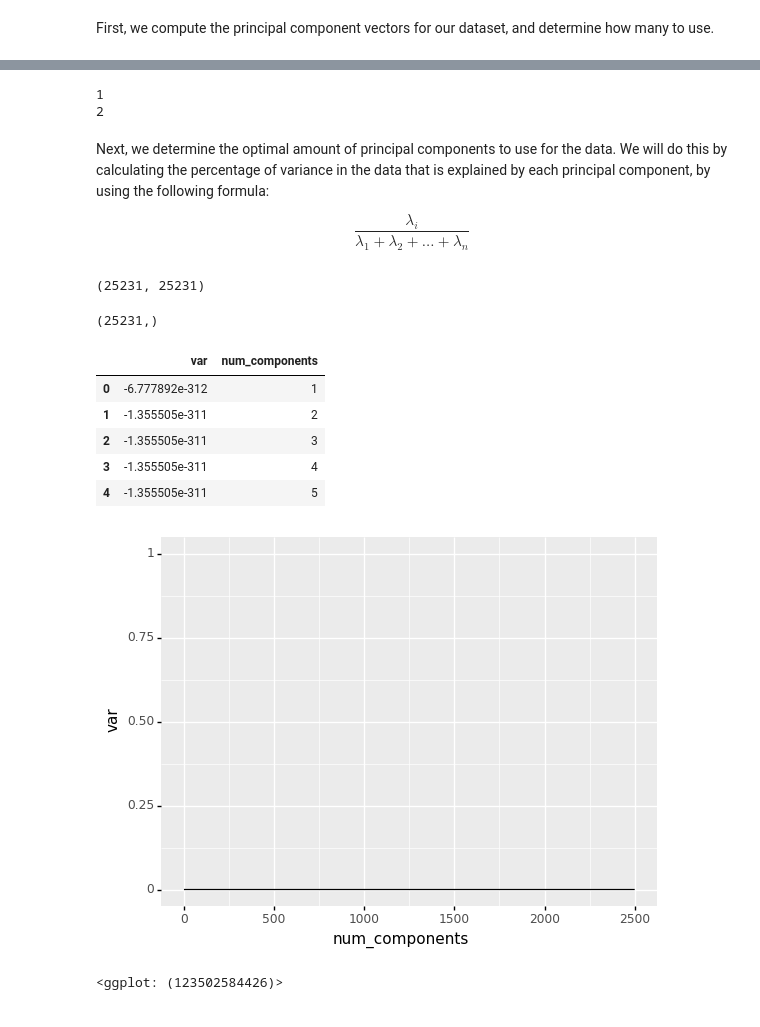
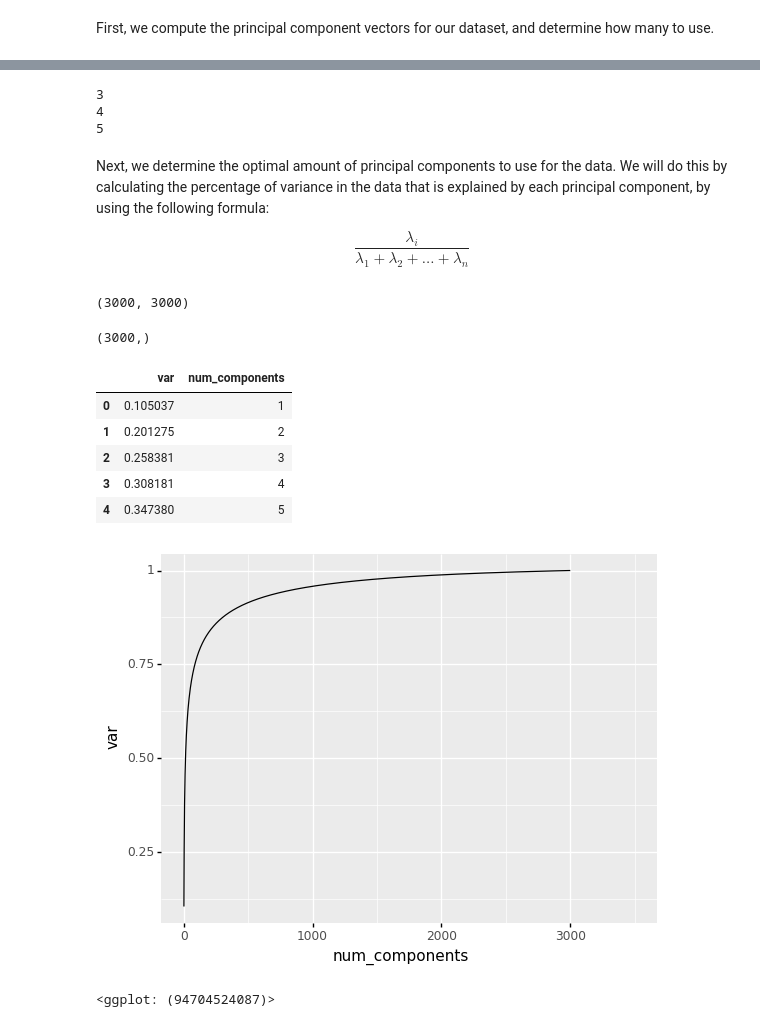
Before and after one commit to Sgipn/Vehicle_Classification, a Jupyter notebook: notebooks/project_draft.ipynb, the cells around one changed output, grey strips where cells are left out. Drawn from its saved outputs; the diff is of its cells as text; code cells hidden in the pictures.

```diff
--- a/notebooks/project_draft.ipynb
+++ b/notebooks/project_draft.ipynb
@@ -180,6 +181,8 @@ dat = np.load("C:/Users/Workman/Documents/STA142A_W22/img_array.npz")
 dat = dat["arr_0"].T
 # %%
 print(np.shape(dat))
+#convert datatype to float32:
+dat = dat.astype("float32")
 # %% [output]
 (7500, 25231)
 # %% [markdown]
@@ -189,13 +213,6 @@ First, we compute the principal component vectors for our dataset, and determine
 # %%
-#subtract column means from respective columns:
-dat_mean = dat - np.mean(dat, axis = 0)
-dat_mean = dat_mean
-print(1)
-#calculate covariance matrix of meaned data:
-cov_mat = np.cov(dat_mean, rowvar = False)
-print(2)
 #compute eigenvalues and eigenvectors of covariance matrix:
-evals, evecs = sp.linalg.eigh(cov_mat)
+evals, evecs = sp.sparse.linalg.eigsh(cov_mat, k = 3000, tol = 1e-5)
 print(3)
 #order the eigenvalues/vectors in descending order:
 index = np.argsort(evals)[::-1]
@@ -204,8 +221,9 @@ evals_sort = evals[index]
 print(5)
 evecs_sort = evecs[:,index]
 # %% [output]
-1
-2
+3
+4
+5
 # %% [markdown]
 Next, we determine the optimal amount of principal components to use for the data. We will do this by calculating the percentage of variance in the data that is explained by each principal component, by using the following formula:
 
@@ -217,34 +235,34 @@ var_explained = [var_func(evals_sort) for i in evals_sort]
 # %%
 print(np.shape(var_explained))
 # %% [output]
-(25231, 25231)
+(3000, 3000)
 # %%
 var_explained = np.cumsum(var_explained[0])
 print(np.shape(var_explained))
 # %% [output]
-(25231,)
+(3000,)
 # %%
 plot_df = pd.DataFrame(data = {
-    "var":var_explained,
+    "var":np.real(var_explained),
     "num_components": list(range(1,len(var_explained)+1))
 })
 
 plot_df.head()
 # %% [output]
 |  | var | num_components |
-| 0 | -6.777892e-312 | 1 |
-| 1 | -1.355505e-311 | 2 |
-| 2 | -1.355505e-311 | 3 |
-| 3 | -1.355505e-311 | 4 |
-| 4 | -1.355505e-311 | 5 |
+| 0 | 0.105037 | 1 |
+| 1 | 0.201275 | 2 |
+| 2 | 0.258381 | 3 |
+| 3 | 0.308181 | 4 |
+| 4 | 0.347380 | 5 |
 # %%
 #create plot:
 var_plot = p9.ggplot(data = plot_df)
 var_plot += p9.aes(x = "num_components", y = "var")
 var_plot += p9.geom_line()
-var_plot += p9.xlim(0,2500)
+var_plot += p9.xlim(0,3500)
 
 var_plot
 # %% [output]
-[figure, old version]
+[figure, new version]
-<ggplot: (123502584426)>
+<ggplot: (94704524087)>
```
Also changed, not shown: parts of 4 cells of this notebook.
